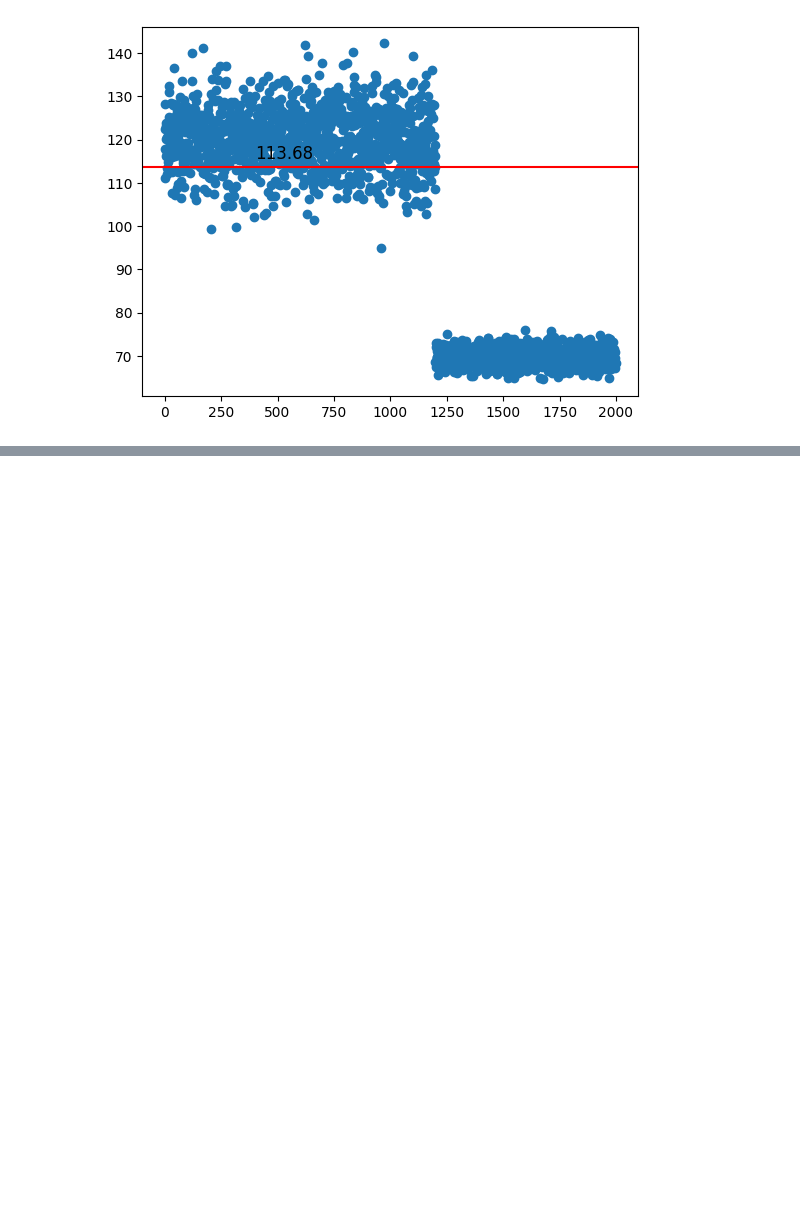
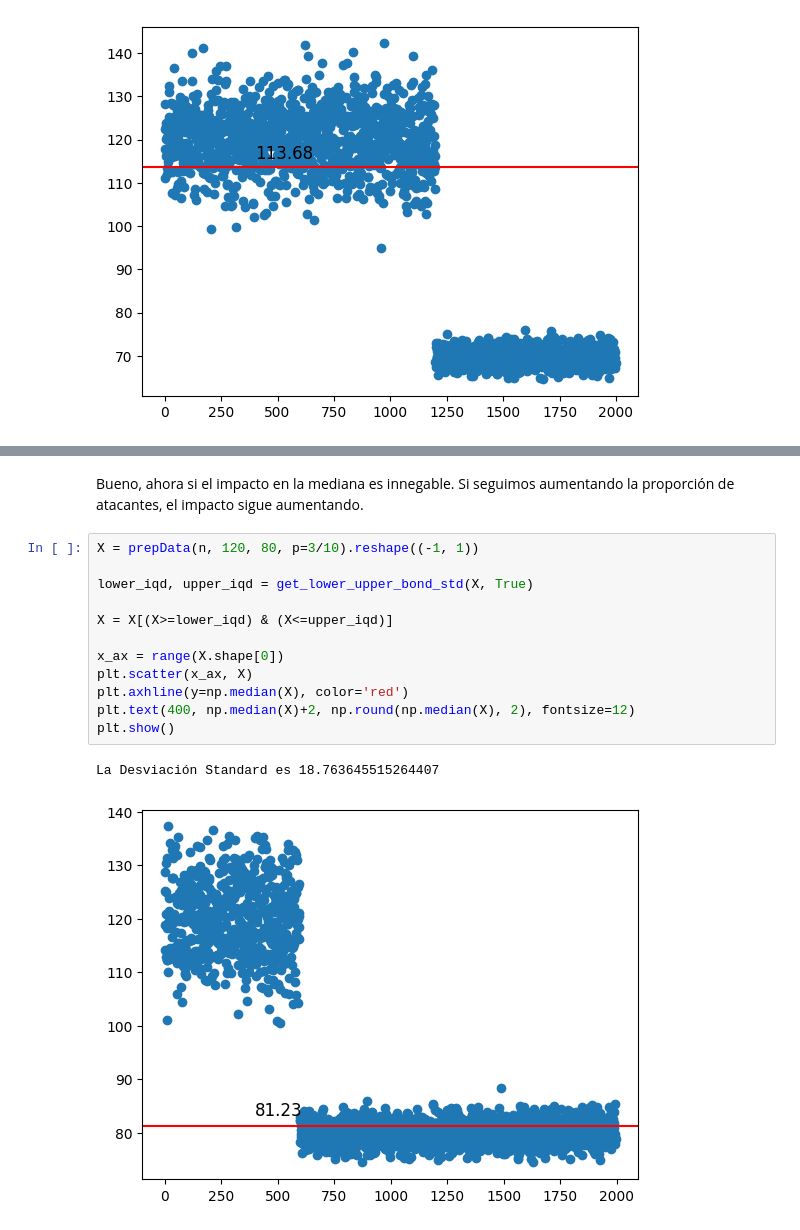
Before and after one commit to Datalis/tasa-jupyter, a Jupyter notebook: anomaly_detection.ipynb, the cells around one changed output, grey strips where cells are left out. Saved outputs shown, nothing was run; the diff lists cells and outputs as text; blank space fills up the shorter version.

```diff
--- a/anomaly_detection.ipynb
+++ b/anomaly_detection.ipynb
@@ -335,0 +353,18 @@ La Desviación Standard es 28.67321253522022
+# %% [markdown]
+Bueno, ahora si el impacto en la mediana es innegable. Si seguimos aumentando la proporción de atacantes,
+el impacto sigue aumentando.
+# %%
+X = prepData(n, 120, 80, p=3/10).reshape((-1, 1))
+
+lower_iqd, upper_iqd = get_lower_upper_bond_std(X, True)
+
+X = X[(X>=lower_iqd) & (X<=upper_iqd)]
+
+x_ax = range(X.shape[0])
+plt.scatter(x_ax, X)
+plt.axhline(y=np.median(X), color='red')
+plt.text(400, np.median(X)+2, np.round(np.median(X), 2), fontsize=12)
+plt.show()
+# %% [output]
+La Desviación Standard es 18.763645515264407
+[figure, added]
```
Also changed, not shown: parts of 4 cells of this notebook.
